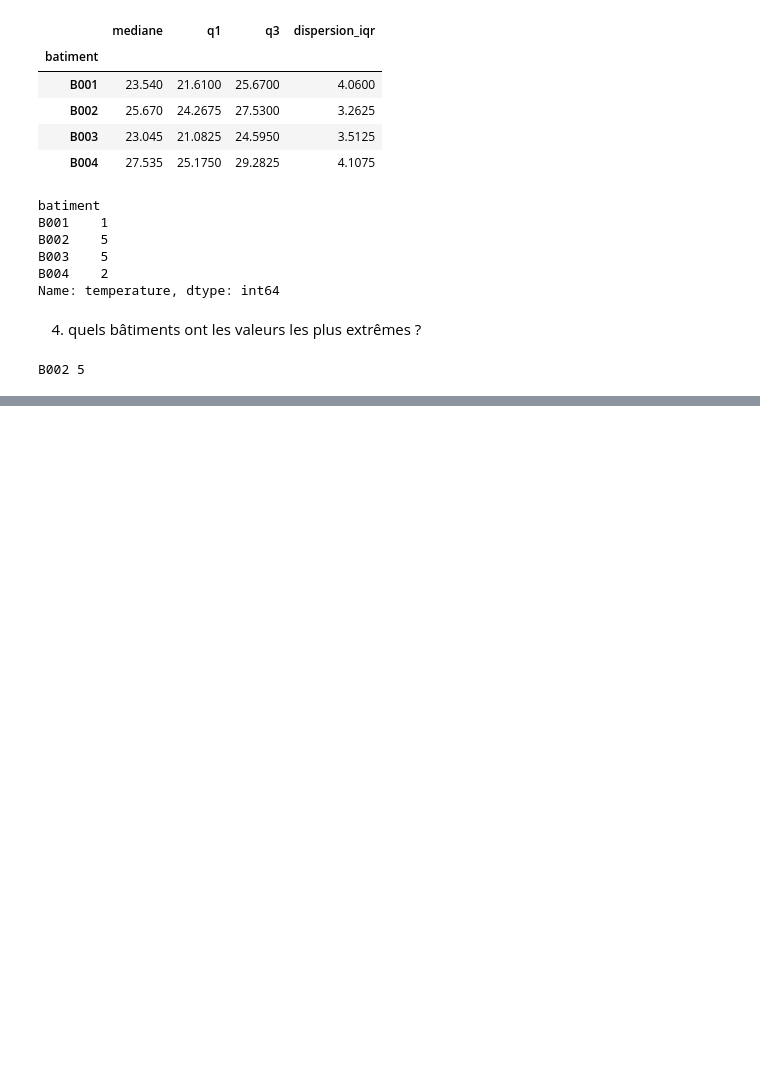
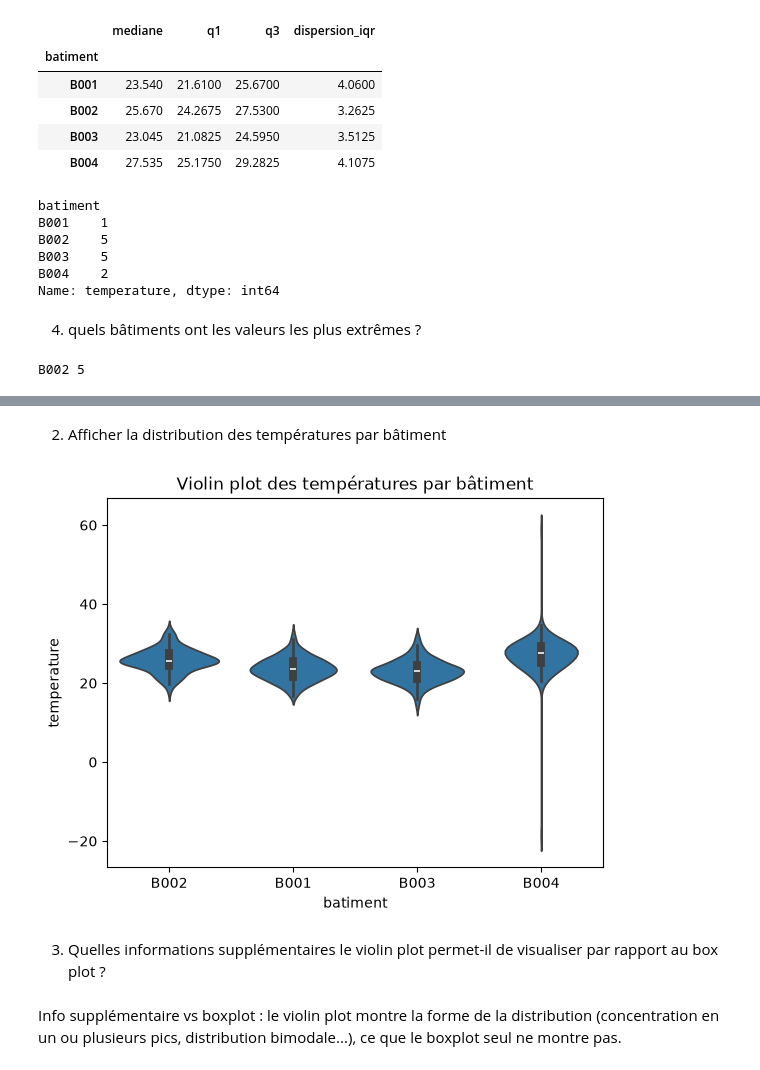
Before and after one commit to yohanfredyh/atelier_seaborn, a Jupyter notebook: notebooks/atelier_seaborn_iot.ipynb, the cells around one changed output, grey strips where cells are left out. Saved outputs shown, nothing was run; the diff lists cells and outputs as text; code cells hidden in the pictures; blank space fills up the shorter version.

```diff
--- a/notebooks/atelier_seaborn_iot.ipynb
+++ b/notebooks/atelier_seaborn_iot.ipynb
@@ -208,0 +223,13 @@ B002 5
+# %% [markdown]
+2) Afficher la distribution des températures par bâtiment
+# %%
+sns.violinplot(data=df, x="batiment", y="temperature")
+plt.title("Violin plot des températures par bâtiment")
+plt.show()
+# %% [output]
+[figure, added]
+# %% [markdown]
+3) Quelles informations supplémentaires le violin plot permet-il de visualiser par rapport au box
+plot ?
+# %% [markdown]
+Info supplémentaire vs boxplot : le violin plot montre la forme de la distribution (concentration en un ou plusieurs pics, distribution bimodale...), ce que le boxplot seul ne montre pas.
```
Also changed, not shown: parts of 3 cells of this notebook.
